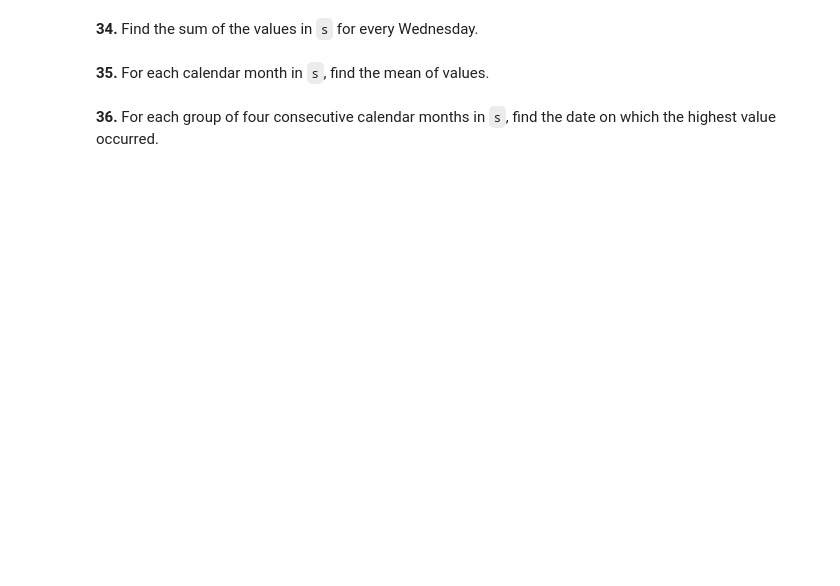
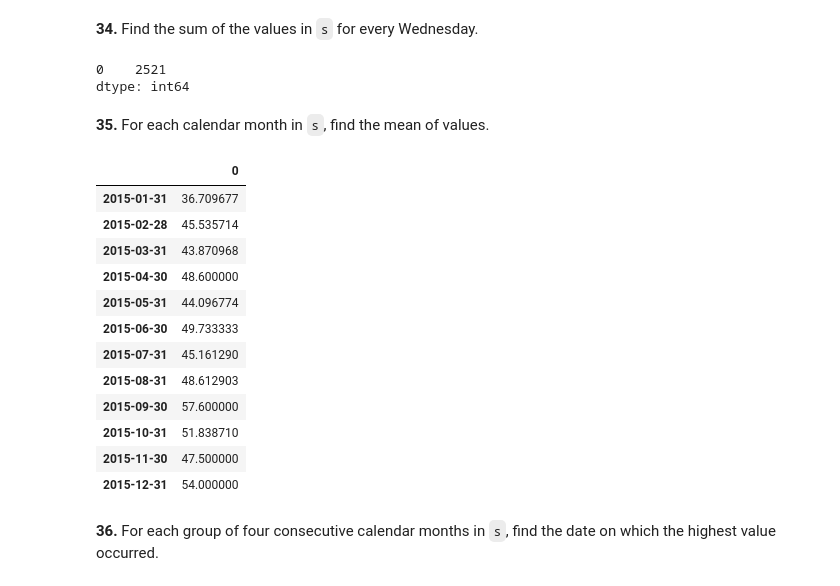
Before and after one commit to mirceachira/100-pandas-puzzles, a Jupyter notebook: 100-pandas-puzzles.ipynb, the cells around one changed output. Saved outputs shown, nothing was run; the diff lists cells and outputs as text; code cells hidden in the pictures; blank space fills up the shorter version.

```diff
--- a/100-pandas-puzzles.ipynb
+++ b/100-pandas-puzzles.ipynb
@@ -779,3 +812,6 @@ Difficulty: *easy/medium*
 pandas is fantastic for working with dates and times. These puzzles explore some of this functionality.
 # %% [markdown]
 **33.** Create a DatetimeIndex that contains each business day of 2015 and use it to index a Series of random numbers. Let's call this Series `s`.
+# %%
+s = pd.DataFrame(np.random.randint(0,100,size=365), index=pd.date_range('20150101', periods=365))
+s
@@ -782,6 +832,28 @@ pandas is fantastic for working with dates and times. These puzzles explore some
 # %% [markdown]
 **34.** Find the sum of the values in `s` for every Wednesday.
+# %%
+# s.index.weekday
+s[s.index.weekday == 2].sum()
+# %% [output]
+0    2521
+dtype: int64
 # %% [markdown]
 **35.** For each calendar month in `s`, find the mean of values.
+# %%
+s.resample('M').mean()
+# %% [output]
+|  | 0 |
+| 2015-01-31 | 36.709677 |
+| 2015-02-28 | 45.535714 |
+| 2015-03-31 | 43.870968 |
+| 2015-04-30 | 48.600000 |
+| 2015-05-31 | 44.096774 |
+| 2015-06-30 | 49.733333 |
+| 2015-07-31 | 45.161290 |
+| 2015-08-31 | 48.612903 |
+| 2015-09-30 | 57.600000 |
+| 2015-10-31 | 51.838710 |
+| 2015-11-30 | 47.500000 |
+| 2015-12-31 | 54.000000 |
 # %% [markdown]
 **36.** For each group of four consecutive calendar months in `s`, find the date on which the highest value occurred.
```
Also changed, not shown: parts of 12 cells of this notebook.
